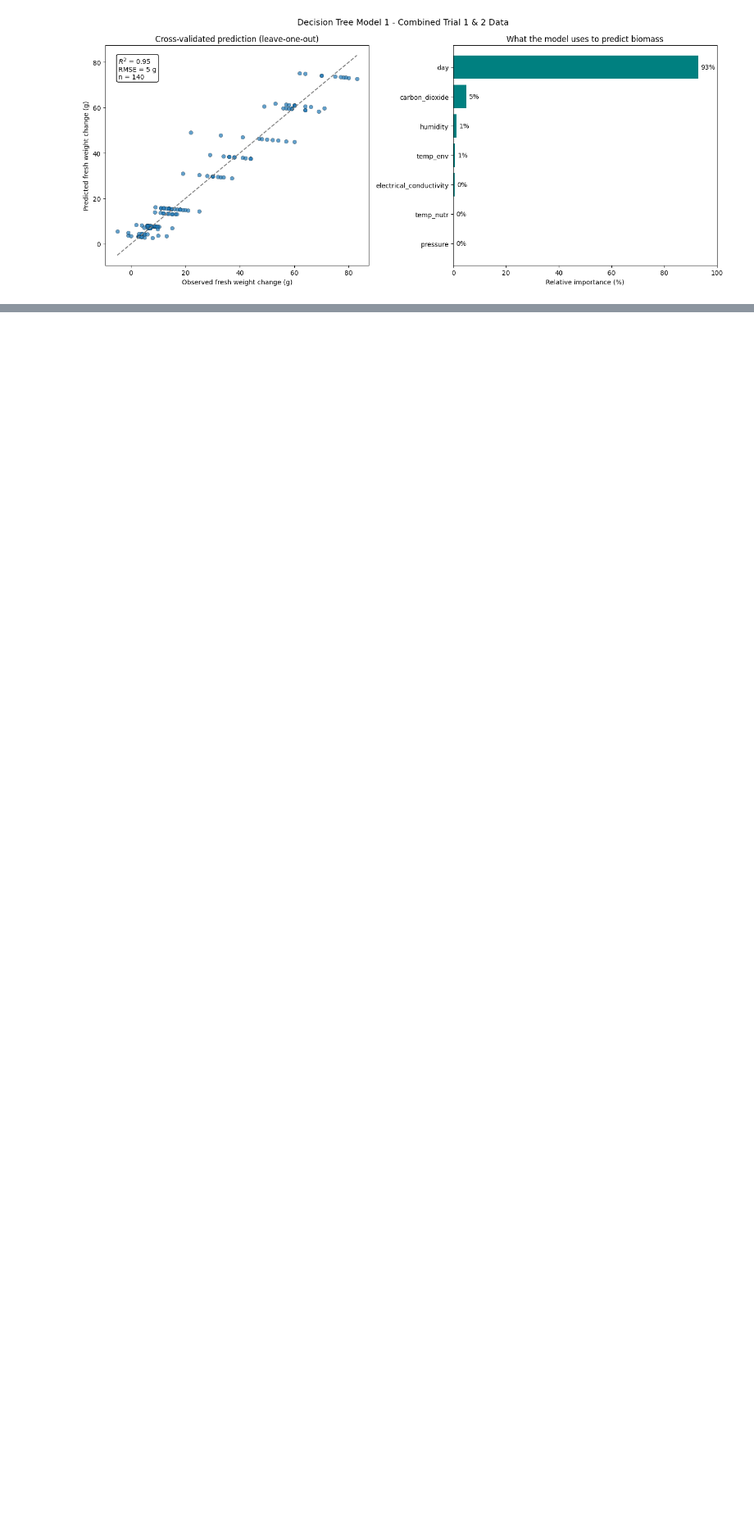
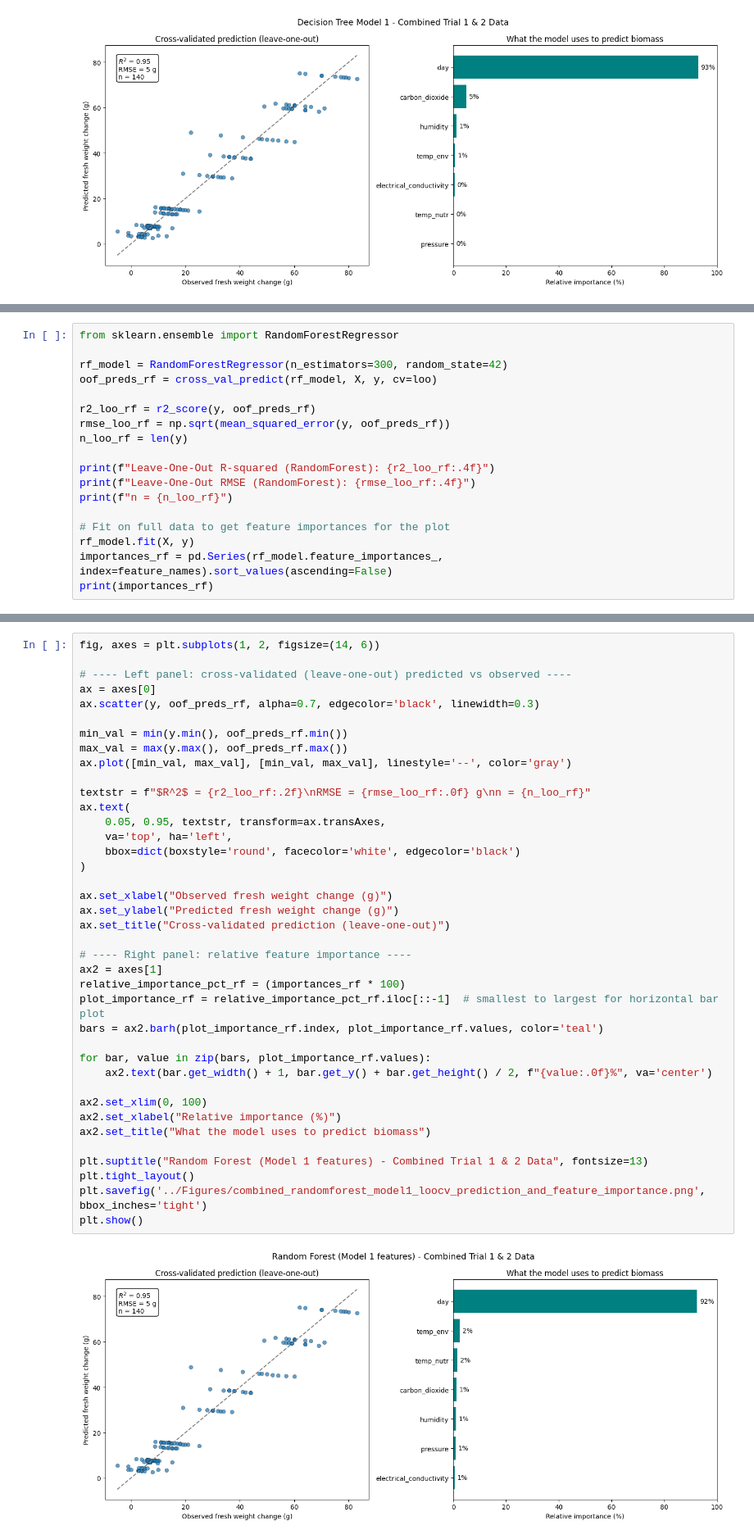
Before and after one commit to GerardoG2/plant-health-status, a Jupyter notebook: Notebooks/decisiontree.ipynb, the cells around one changed output, grey strips where cells are left out. Shown at 82% size. Drawn from its saved outputs; the diff is of its cells as text; blank space fills up the shorter version.

```diff
--- a/Notebooks/decisiontree.ipynb
+++ b/Notebooks/decisiontree.ipynb
@@ -267,0 +272,18 @@ plt.show()
+# %%
+from sklearn.ensemble import RandomForestRegressor
+
+rf_model = RandomForestRegressor(n_estimators=300, random_state=42)
+oof_preds_rf = cross_val_predict(rf_model, X, y, cv=loo)
+
+r2_loo_rf = r2_score(y, oof_preds_rf)
+rmse_loo_rf = np.sqrt(mean_squared_error(y, oof_preds_rf))
+n_loo_rf = len(y)
+
+print(f"Leave-One-Out R-squared (RandomForest): {r2_loo_rf:.4f}")
+print(f"Leave-One-Out RMSE (RandomForest): {rmse_loo_rf:.4f}")
+print(f"n = {n_loo_rf}")
+
+# Fit on full data to get feature importances for the plot
+rf_model.fit(X, y)
+importances_rf = pd.Series(rf_model.feature_importances_, index=feature_names).sort_values(ascending=False)
+print(importances_rf)
@@ -268,3 +302,44 @@ plt.show()
+# %%
+fig, axes = plt.subplots(1, 2, figsize=(14, 6))
+
+# ---- Left panel: cross-validated (leave-one-out) predicted vs observed ----
+ax = axes[0]
+ax.scatter(y, oof_preds_rf, alpha=0.7, edgecolor='black', linewidth=0.3)
+
+min_val = min(y.min(), oof_preds_rf.min())
+max_val = max(y.max(), oof_preds_rf.max())
+ax.plot([min_val, max_val], [min_val, max_val], linestyle='--', color='gray')
+
+textstr = f"$R^2$ = {r2_loo_rf:.2f}\nRMSE = {rmse_loo_rf:.0f} g\nn = {n_loo_rf}"
+ax.text(
+    0.05, 0.95, textstr, transform=ax.transAxes,
+    va='top', ha='left',
+    bbox=dict(boxstyle='round', facecolor='white', edgecolor='black')
+)
+
+ax.set_xlabel("Observed fresh weight change (g)")
+ax.set_ylabel("Predicted fresh weight change (g)")
+ax.set_title("Cross-validated prediction (leave-one-out)")
+
+# ---- Right panel: relative feature importance ----
+ax2 = axes[1]
+relative_importance_pct_rf = (importances_rf * 100)
+plot_importance_rf = relative_importance_pct_rf.iloc[::-1]  # smallest to largest for horizontal bar plot
+bars = ax2.barh(plot_importance_rf.index, plot_importance_rf.values, color='teal')
+
+for bar, value in zip(bars, plot_importance_rf.values):
+    ax2.text(bar.get_width() + 1, bar.get_y() + bar.get_height() / 2, f"{value:.0f}%", va='center')
+
+ax2.set_xlim(0, 100)
+ax2.set_xlabel("Relative importance (%)")
+ax2.set_title("What the model uses to predict biomass")
+
+plt.suptitle("Random Forest (Model 1 features) - Combined Trial 1 & 2 Data", fontsize=13)
+plt.tight_layout()
+plt.savefig('../Figures/combined_randomforest_model1_loocv_prediction_and_feature_importance.png', bbox_inches='tight')
+plt.show()
+# %% [output]
+[figure, added]
 # %% [markdown]
 # Decision Tree Model 2
 Dropping Day Feature
```
Also changed, not shown: parts of 2 cells of this notebook, 22 other files.
